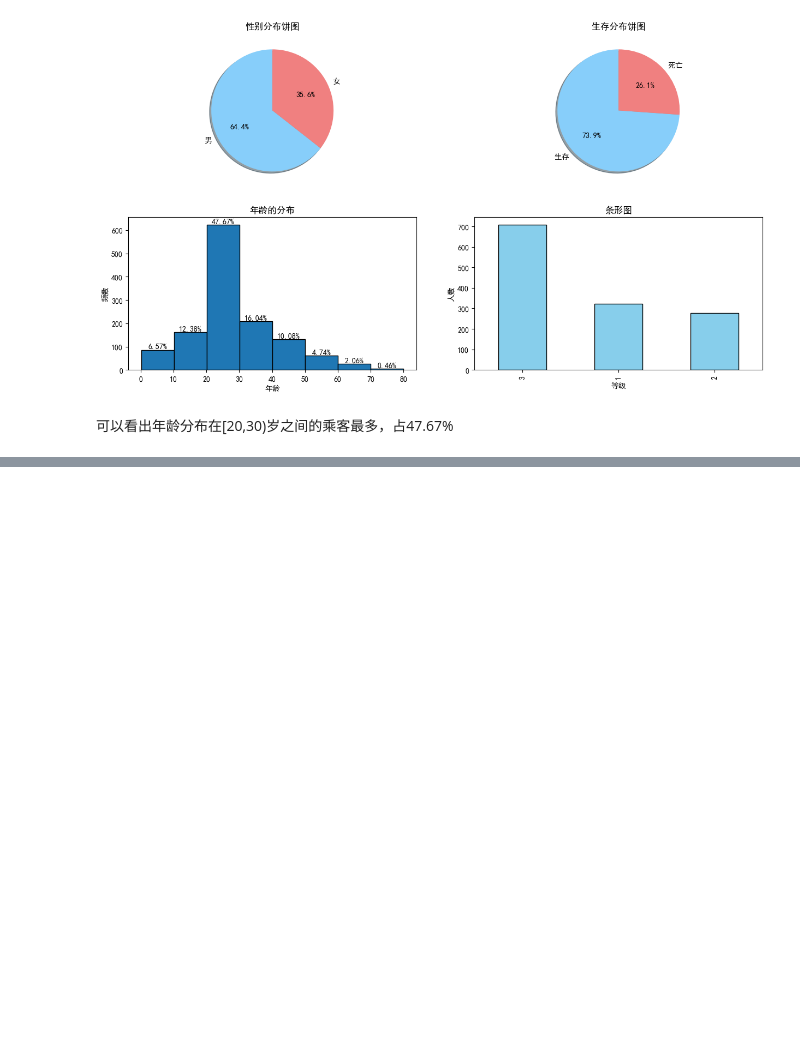
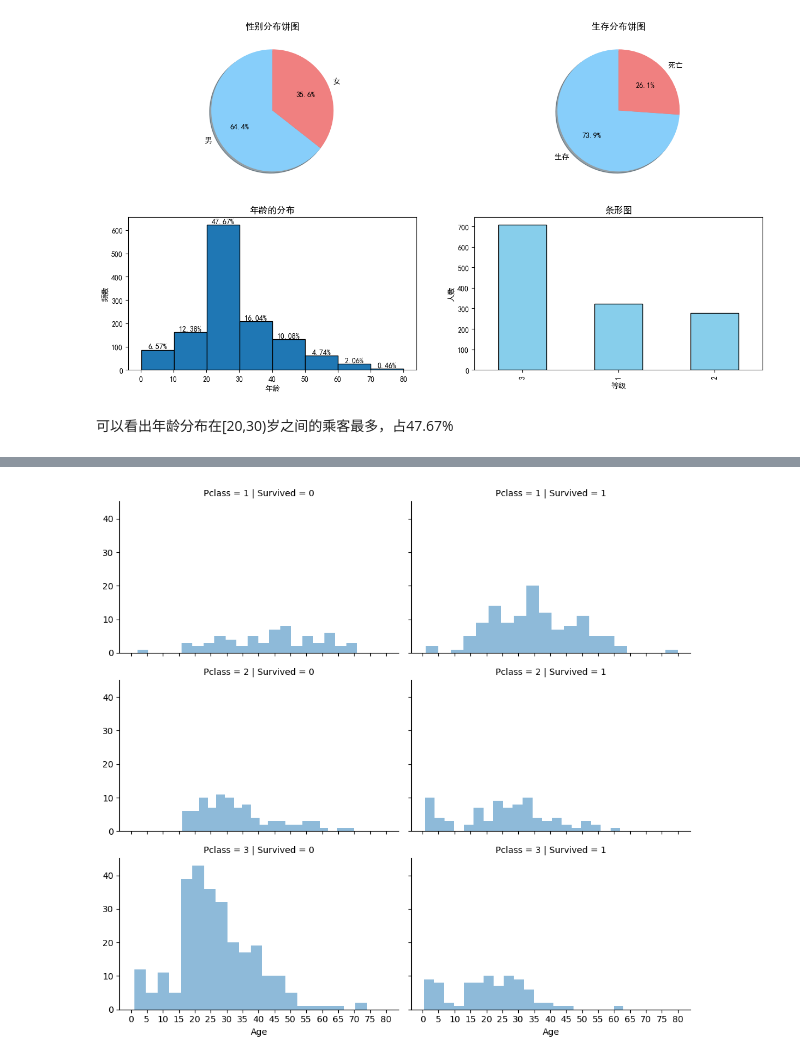
Before and after one commit to zhangyi20000/DataAnalysis, a Jupyter notebook: jupyter_notebook/titanic.ipynb, the cells around one changed output, grey strips where cells are left out. Cells and saved outputs as stored; diff of their text form; code cells hidden in the pictures; blank space fills up the shorter version.

```diff
--- a/jupyter_notebook/titanic.ipynb
+++ b/jupyter_notebook/titanic.ipynb
@@ -176,0 +372,9 @@ plt.show()
+# %%
+grid = sns.FacetGrid(train_data, col='Survived', row='Pclass', aspect=1.6)
+grid.map(plt.hist, 'Age', bins=20,alpha=.5)
+grid.add_legend()
+for ax in grid.axes.flat:
+    ax.xaxis.set_major_locator(MultipleLocator(5))
+plt.show()
+# %% [output]
+[figure, added]
```
Also changed, not shown: parts of 31 cells of this notebook, 11 other files.
